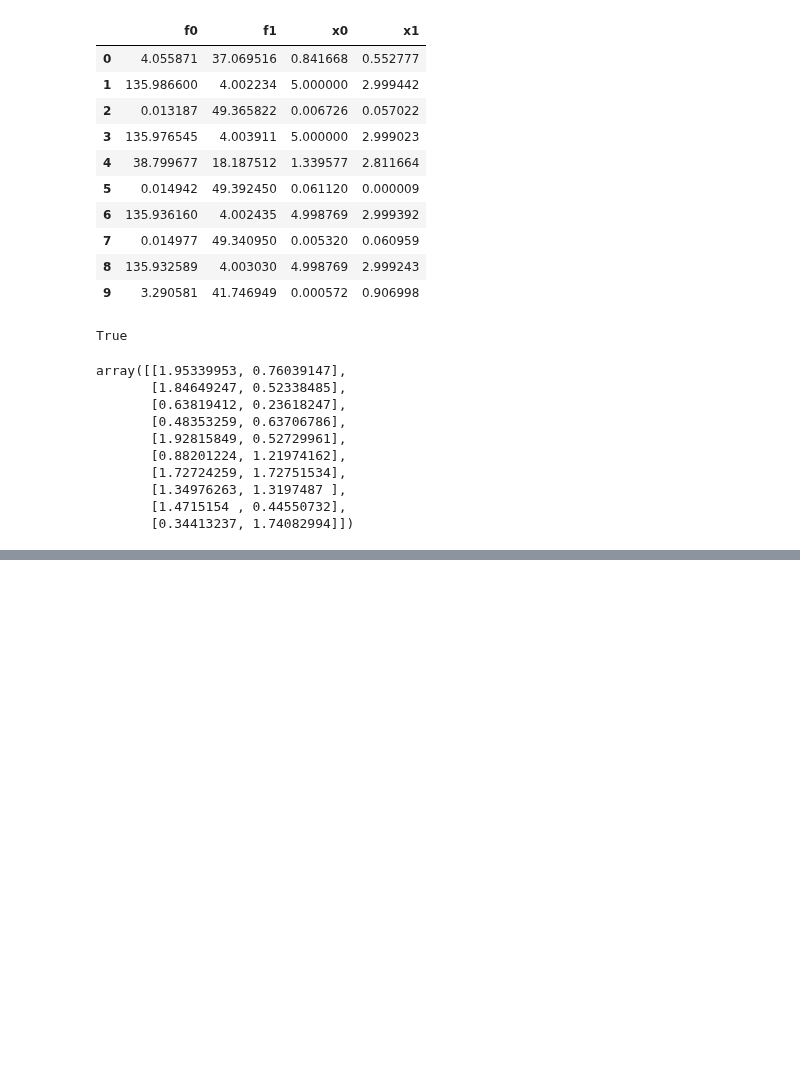
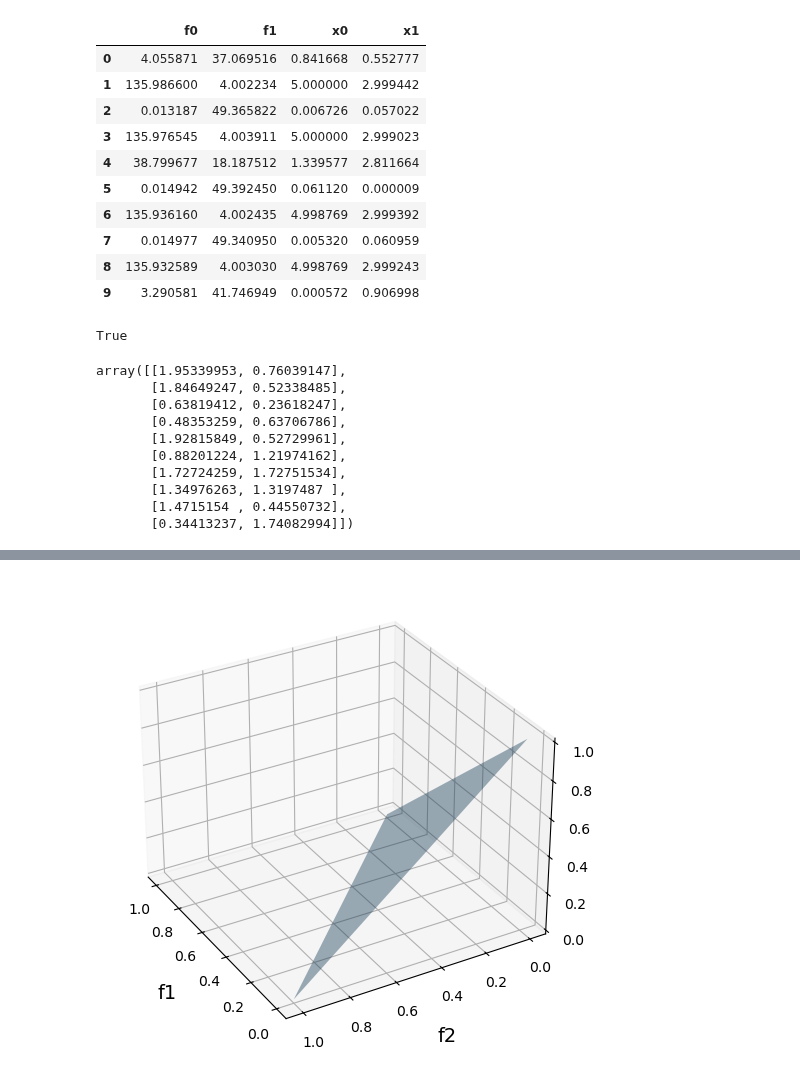
Before and after one commit to arfc/osier, a Jupyter notebook: docs/source/examples/mga_tutorial.ipynb, the cells around one changed output, grey strips where cells are left out. Saved outputs shown, nothing was run; the diff lists cells and outputs as text; code cells hidden in the pictures; blank space fills up the shorter version.

```diff
--- a/docs/source/examples/mga_tutorial.ipynb
+++ b/docs/source/examples/mga_tutorial.ipynb
@@ -229,0 +236,22 @@ plt.scatter(new_int[:,0],new_int[:,1])
+# %%
+import matplotlib as mpl
+
+
+
+fig = plt.figure(figsize=(8,6))
+ax = fig.add_subplot(projection="3d")
+ax.plot_trisurf(*zip(*plane_triangle), alpha=0.4)
+# ax.scatter3D(*zip(*plane_triangle), facecolor='tab:red')
+# ax.scatter3D(*([np.sqrt(2)/2,np.sqrt(2)/2,np.sqrt(2)/2]), color='blue')
+# ax.plot_trisurf(*zip(*pf_slack),color='tab:green', alpha=0.2)
+# ax.view_init(45, 45)
+ax.view_init(30, 150)
+
+ax.set_xlabel('f1', fontsize=14, labelpad=10)
+ax.set_ylabel('f2', fontsize=14, labelpad=10)
+ax.set_zlabel('f3', fontsize=14, labelpad=10)
+
+# plt.tight_layout()
+plt.show()
+# %% [output]
+[figure, added]
```
Also changed, not shown: parts of 9 cells of this notebook, 1 other file.
